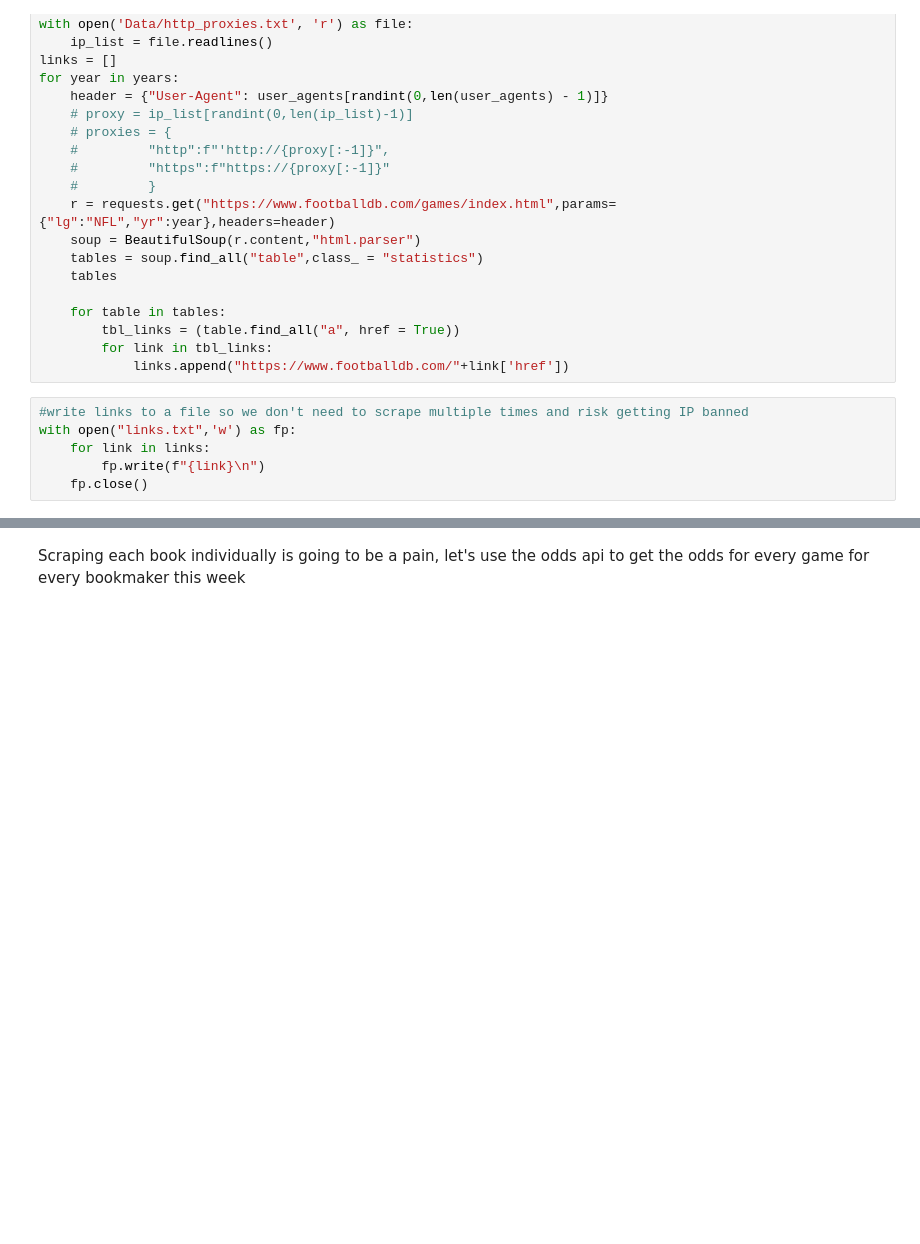
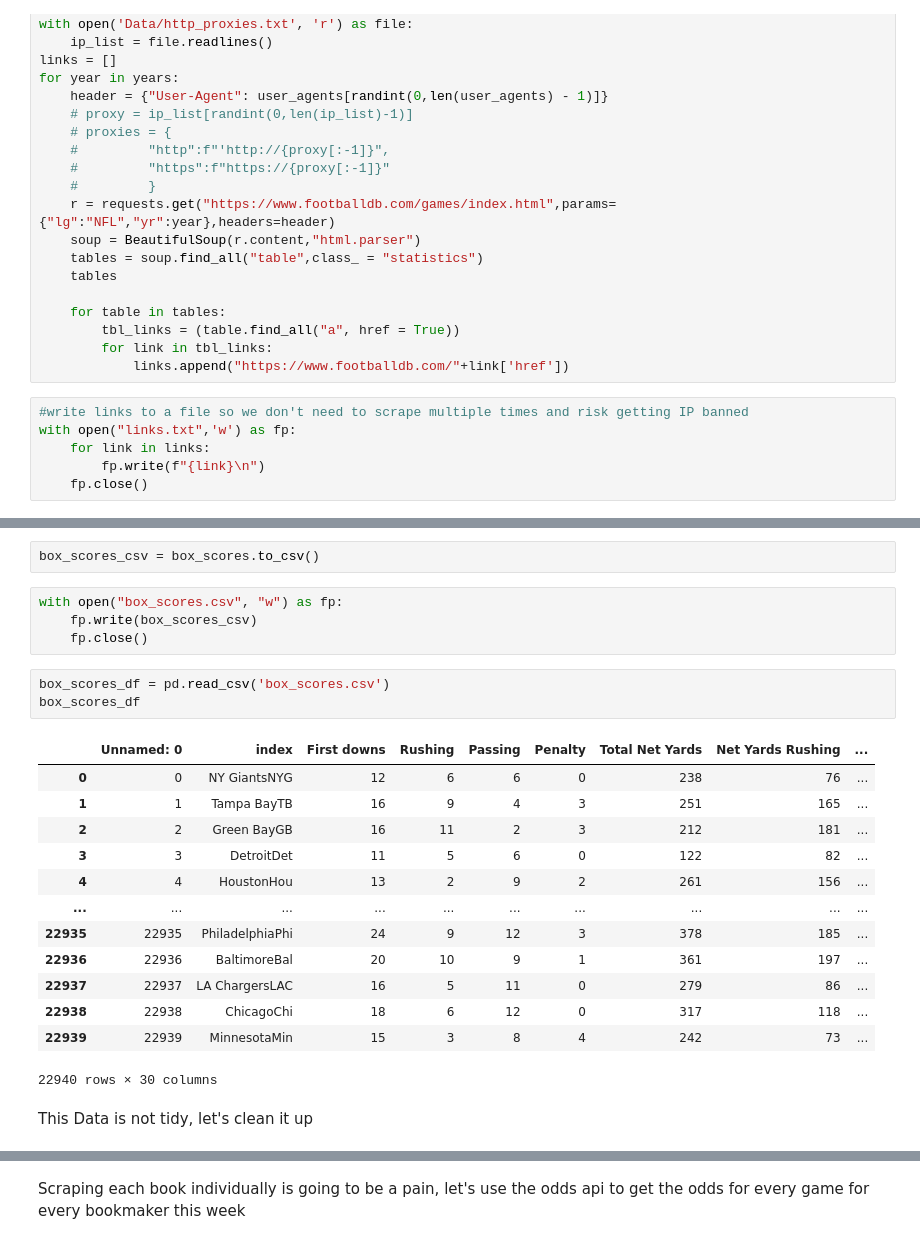
Before and after one commit to JonathanSears1/JonathanSears1.github.io, a Jupyter notebook: Beat-The-Books.ipynb, the cells around one changed output, grey strips where cells are left out. Cells and saved outputs as stored; diff of their text form; blank space fills up the shorter version.

```diff
--- a/Beat-The-Books.ipynb
+++ b/Beat-The-Books.ipynb
@@ -310,0 +397,25 @@ Index(['First downs', 'Rushing', 'Passing', 'Penalty', 'Total Net Yards',
+# %%
+box_scores_csv = box_scores.to_csv()
+# %%
+with open("box_scores.csv", "w") as fp:
+    fp.write(box_scores_csv)
+    fp.close()
+# %%
+box_scores_df = pd.read_csv('box_scores.csv')
+box_scores_df
+# %% [output]
+|  | Unnamed: 0 | index | First downs | Rushing | Passing | Penalty | Total Net Yards | Net Yards Rushing | ... |
+| 0 | 0 | NY GiantsNYG | 12 | 6 | 6 | 0 | 238 | 76 | ... |
+| 1 | 1 | Tampa BayTB | 16 | 9 | 4 | 3 | 251 | 165 | ... |
+| 2 | 2 | Green BayGB | 16 | 11 | 2 | 3 | 212 | 181 | ... |
+| 3 | 3 | DetroitDet | 11 | 5 | 6 | 0 | 122 | 82 | ... |
+| 4 | 4 | HoustonHou | 13 | 2 | 9 | 2 | 261 | 156 | ... |
+| ... | ... | ... | ... | ... | ... | ... | ... | ... | ... |
+| 22935 | 22935 | PhiladelphiaPhi | 24 | 9 | 12 | 3 | 378 | 185 | ... |
+| 22936 | 22936 | BaltimoreBal | 20 | 10 | 9 | 1 | 361 | 197 | ... |
+| 22937 | 22937 | LA ChargersLAC | 16 | 5 | 11 | 0 | 279 | 86 | ... |
+| 22938 | 22938 | ChicagoChi | 18 | 6 | 12 | 0 | 317 | 118 | ... |
+| 22939 | 22939 | MinnesotaMin | 15 | 3 | 8 | 4 | 242 | 73 | ... |
+22940 rows × 30 columns
+# %% [markdown]
+This Data is not tidy, let's clean it up
```
Also changed, not shown: parts of 33 cells of this notebook, 1 other file.
